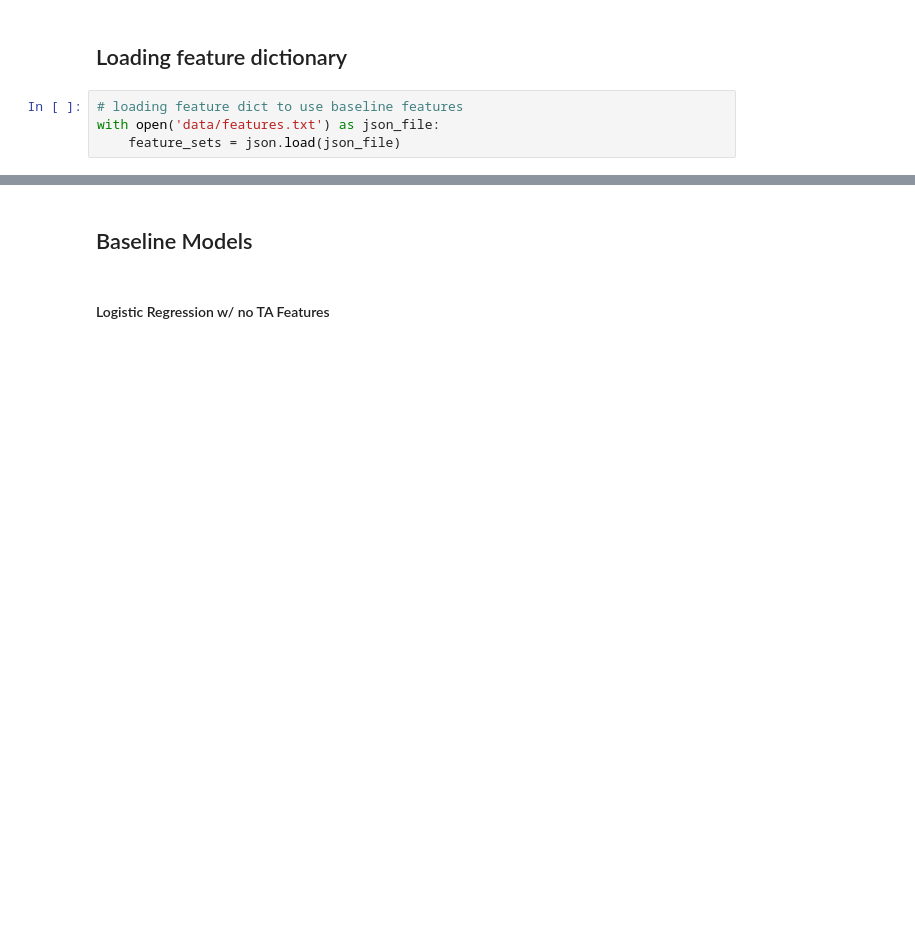
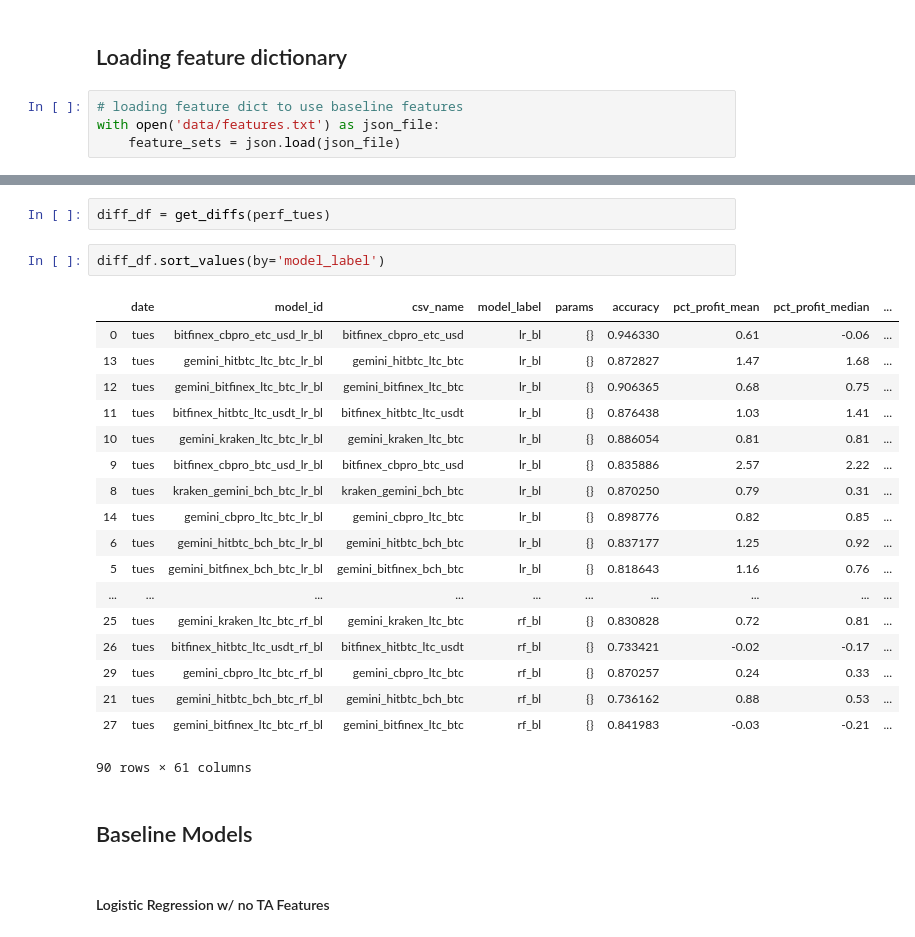
Before and after one commit to Cryptolytic-app/cryptolyticapp, a Jupyter notebook: modeling/2_arbitrage_model_training.ipynb, the cells around one changed output, grey strips where cells are left out. Saved outputs shown, nothing was run; the diff lists cells and outputs as text; blank space fills up the shorter version.

```diff
--- a/modeling/2_arbitrage_model_training.ipynb
+++ b/modeling/2_arbitrage_model_training.ipynb
@@ -797,3 +1060,26 @@ with open('data/features.txt') as json_file:
+# %%
+diff_df = get_diffs(perf_tues)
+# %%
+diff_df.sort_values(by='model_label')
+# %% [output]
+|  | date | model_id | csv_name | model_label | params | accuracy | pct_profit_mean | pct_profit_median | ... |
+| 0 | tues | bitfinex_cbpro_etc_usd_lr_bl | bitfinex_cbpro_etc_usd | lr_bl | {} | 0.946330 | 0.61 | -0.06 | ... |
+| 13 | tues | gemini_hitbtc_ltc_btc_lr_bl | gemini_hitbtc_ltc_btc | lr_bl | {} | 0.872827 | 1.47 | 1.68 | ... |
+| 12 | tues | gemini_bitfinex_ltc_btc_lr_bl | gemini_bitfinex_ltc_btc | lr_bl | {} | 0.906365 | 0.68 | 0.75 | ... |
+| 11 | tues | bitfinex_hitbtc_ltc_usdt_lr_bl | bitfinex_hitbtc_ltc_usdt | lr_bl | {} | 0.876438 | 1.03 | 1.41 | ... |
+| 10 | tues | gemini_kraken_ltc_btc_lr_bl | gemini_kraken_ltc_btc | lr_bl | {} | 0.886054 | 0.81 | 0.81 | ... |
+| 9 | tues | bitfinex_cbpro_btc_usd_lr_bl | bitfinex_cbpro_btc_usd | lr_bl | {} | 0.835886 | 2.57 | 2.22 | ... |
+| 8 | tues | kraken_gemini_bch_btc_lr_bl | kraken_gemini_bch_btc | lr_bl | {} | 0.870250 | 0.79 | 0.31 | ... |
+| 14 | tues | gemini_cbpro_ltc_btc_lr_bl | gemini_cbpro_ltc_btc | lr_bl | {} | 0.898776 | 0.82 | 0.85 | ... |
+| 6 | tues | gemini_hitbtc_bch_btc_lr_bl | gemini_hitbtc_bch_btc | lr_bl | {} | 0.837177 | 1.25 | 0.92 | ... |
+| 5 | tues | gemini_bitfinex_bch_btc_lr_bl | gemini_bitfinex_bch_btc | lr_bl | {} | 0.818643 | 1.16 | 0.76 | ... |
+| ... | ... | ... | ... | ... | ... | ... | ... | ... | ... |
+| 25 | tues | gemini_kraken_ltc_btc_rf_bl | gemini_kraken_ltc_btc | rf_bl | {} | 0.830828 | 0.72 | 0.81 | ... |
+| 26 | tues | bitfinex_hitbtc_ltc_usdt_rf_bl | bitfinex_hitbtc_ltc_usdt | rf_bl | {} | 0.733421 | -0.02 | -0.17 | ... |
+| 29 | tues | gemini_cbpro_ltc_btc_rf_bl | gemini_cbpro_ltc_btc | rf_bl | {} | 0.870257 | 0.24 | 0.33 | ... |
+| 21 | tues | gemini_hitbtc_bch_btc_rf_bl | gemini_hitbtc_bch_btc | rf_bl | {} | 0.736162 | 0.88 | 0.53 | ... |
+| 27 | tues | gemini_bitfinex_ltc_btc_rf_bl | gemini_bitfinex_ltc_btc | rf_bl | {} | 0.841983 | -0.03 | -0.21 | ... |
+90 rows × 61 columns
 # %% [markdown]
 ## Baseline Models
 # %% [markdown]
```
Also changed, not shown: parts of 25 cells of this notebook, 5 other files.
